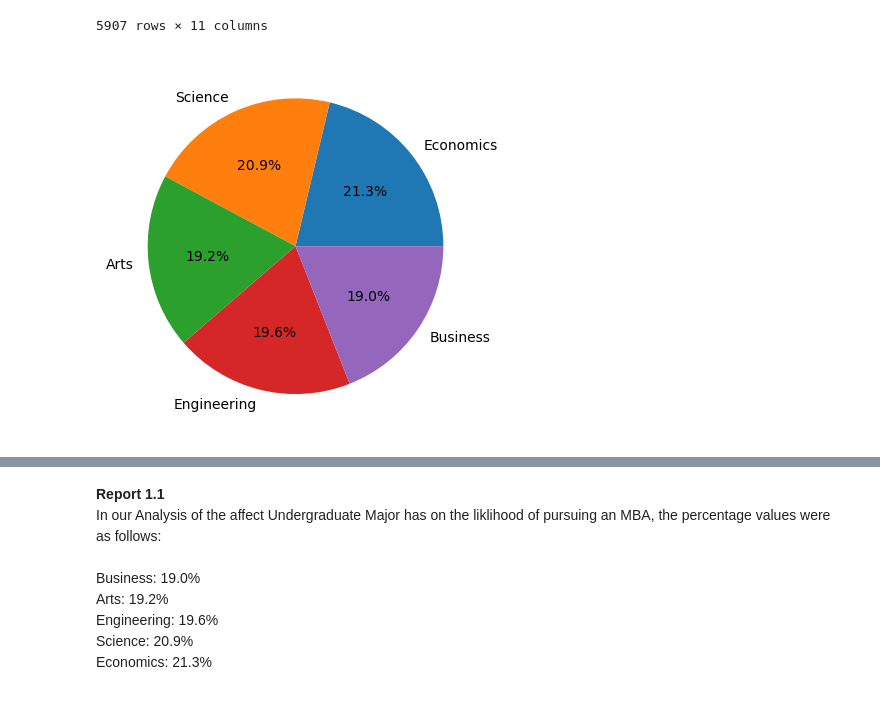
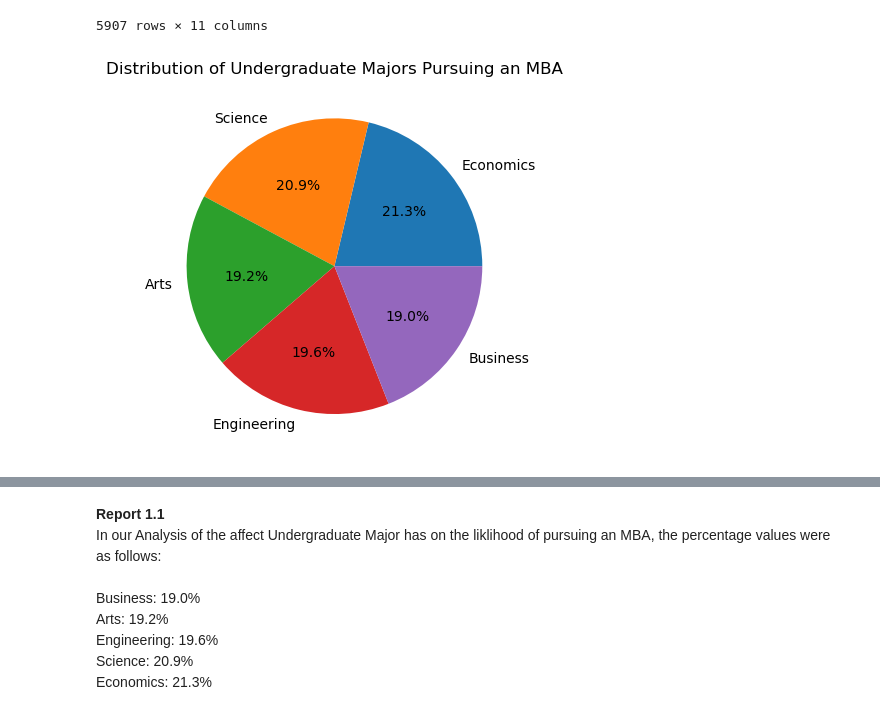
Before and after one commit to HGrewal13/MBA-decisions-study, a Jupyter notebook: MBA_Decisions.ipynb, the cells around one changed output, grey strips where cells are left out. Saved outputs shown, nothing was run; the diff lists cells and outputs as text; code cells hidden in the pictures.

```diff
--- a/MBA_Decisions.ipynb
+++ b/MBA_Decisions.ipynb
@@ -74,12 +74,13 @@ undergraduate_only_yes
 # %%
 # Distribution of Undergraduate Major (Only "Yes")
 
 only_yes_dist = undergraduate_only_yes["Undergraduate Major"].value_counts()
 
 labels = ["Economics", "Science", "Arts", "Engineering", "Business" ]
 
 sizes = [only_yes_dist["Economics"], only_yes_dist["Science"], only_yes_dist["Arts"], only_yes_dist["Engineering"], only_yes_dist["Business"] ]
+plt.title("Distribution of Undergraduate Majors Pursuing an MBA")
 plt.pie(sizes, labels = labels, autopct="%1.1f%%")
 plt.show()
 # %% [output]
-[figure, old version]
+[figure, new version]
```
Also changed, not shown: parts of 1 cell of this notebook, 2 other files.
